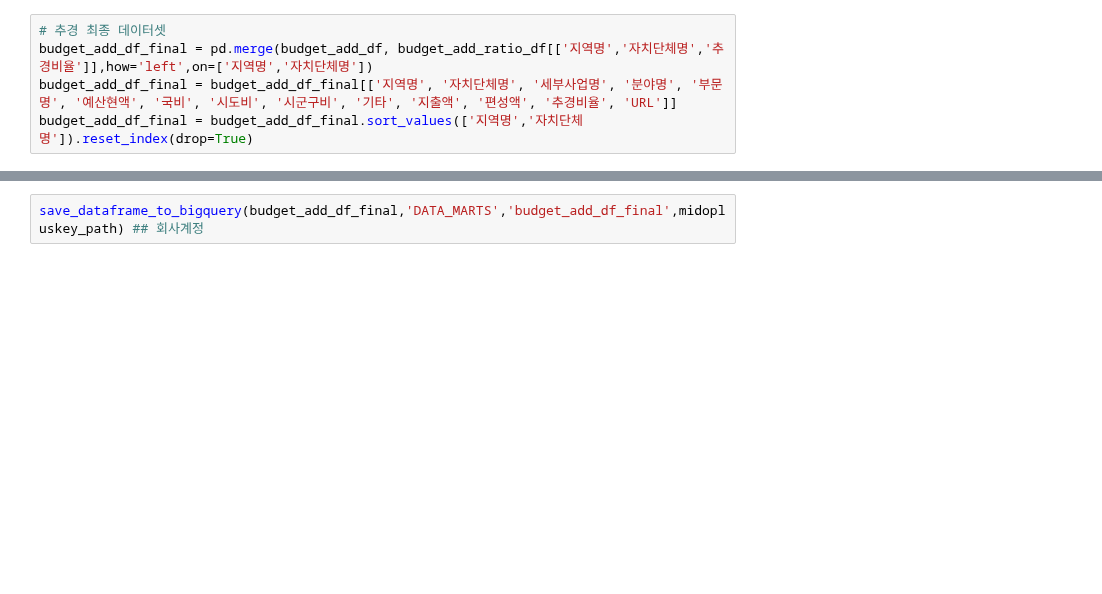
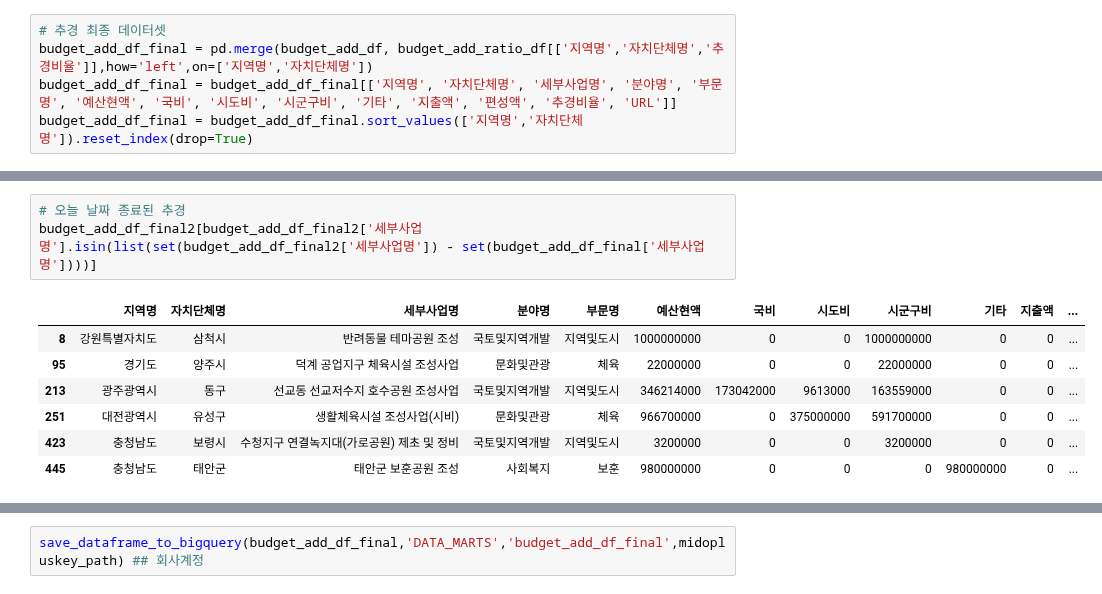
Before and after one commit to kkwann/mido_project, a Jupyter notebook: 2.Data_preprocessing_mapping.ipynb, the cells around one changed output, grey strips where cells are left out. Drawn from its saved outputs; the diff is of its cells as text; blank space fills up the shorter version.

```diff
--- a/2.Data_preprocessing_mapping.ipynb
+++ b/2.Data_preprocessing_mapping.ipynb
@@ -698,2 +705,13 @@ budget_add_df_final = budget_add_df_final.sort_values(['지역명','자치단체
+# %%
+# 오늘 날짜 종료된 추경
+budget_add_df_final2[budget_add_df_final2['세부사업명'].isin(list(set(budget_add_df_final2['세부사업명']) - set(budget_add_df_final['세부사업명'])))]
+# %% [output]
+|  | 지역명 | 자치단체명 | 세부사업명 | 분야명 | 부문명 | 예산현액 | 국비 | 시도비 | 시군구비 | 기타 | 지출액 | ... |
+| 8 | 강원특별자치도 | 삼척시 | 반려동물 테마공원 조성 | 국토및지역개발 | 지역및도시 | 1000000000 | 0 | 0 | 1000000000 | 0 | 0 | ... |
+| 95 | 경기도 | 양주시 | 덕계 공업지구 체육시설 조성사업 | 문화및관광 | 체육 | 22000000 | 0 | 0 | 22000000 | 0 | 0 | ... |
+| 213 | 광주광역시 | 동구 | 선교동 선교저수지 호수공원 조성사업 | 국토및지역개발 | 지역및도시 | 346214000 | 173042000 | 9613000 | 163559000 | 0 | 0 | ... |
+| 251 | 대전광역시 | 유성구 | 생활체육시설 조성사업(시비) | 문화및관광 | 체육 | 966700000 | 0 | 375000000 | 591700000 | 0 | 0 | ... |
+| 423 | 충청남도 | 보령시 | 수청지구 연결녹지대(가로공원) 제초 및 정비 | 국토및지역개발 | 지역및도시 | 3200000 | 0 | 0 | 3200000 | 0 | 0 | ... |
+| 445 | 충청남도 | 태안군 | 태안군 보훈공원 조성 | 사회복지 | 보훈 | 980000000 | 0 | 0 | 0 | 980000000 | 0 | ... |
 # %%
 save_dataframe_to_bigquery(budget_add_df_final,'budget','budget_add_df_final',bigquerykey_path) ## 개인계정
```
Also changed, not shown: parts of 9 cells of this notebook, 5 other files.
